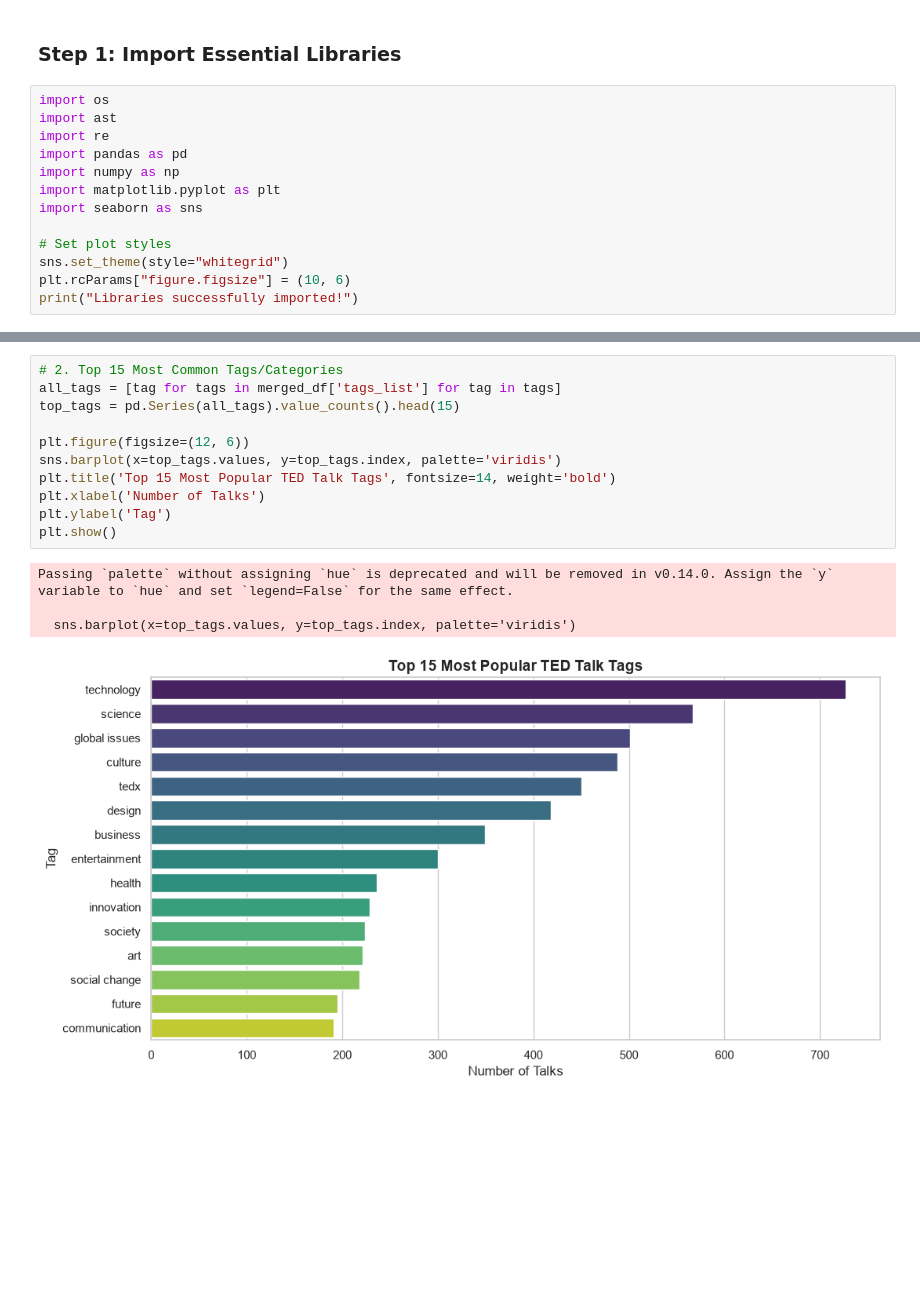
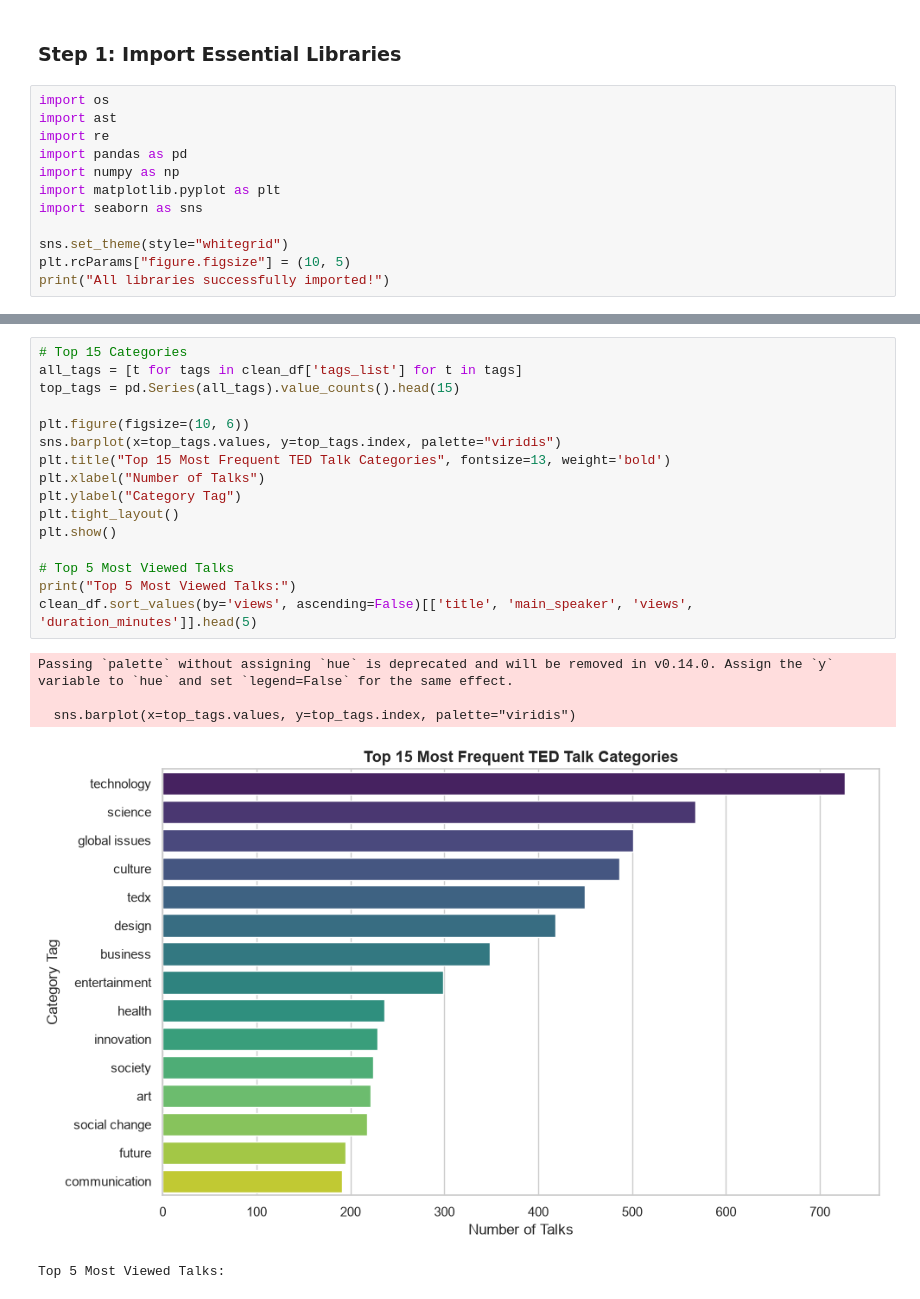
Before and after one commit to shaheed3515/ted-talks-recommendation-system, a Jupyter notebook: notebooks/01_data_preprocessing.ipynb, the cells around one changed output, grey strips where cells are left out. Drawn from its saved outputs; the diff is of its cells as text; blank space fills up the shorter version.

Commit message:
docs: enhance Notebook 01 with topics per video and duration analysis

```diff
--- a/notebooks/01_data_preprocessing.ipynb
+++ b/notebooks/01_data_preprocessing.ipynb
@@ -17,8 +18,7 @@ import numpy as np
 import matplotlib.pyplot as plt
 import seaborn as sns
 
-# Set plot styles
 sns.set_theme(style="whitegrid")
-plt.rcParams["figure.figsize"] = (10, 6)
-print("Libraries successfully imported!")
+plt.rcParams["figure.figsize"] = (10, 5)
+print("All libraries successfully imported!")
 # %% [output]
@@ -139,16 +161,22 @@ plt.show()
 # %%
-# 2. Top 15 Most Common Tags/Categories
-all_tags = [tag for tags in merged_df['tags_list'] for tag in tags]
+# Top 15 Categories
+all_tags = [t for tags in clean_df['tags_list'] for t in tags]
 top_tags = pd.Series(all_tags).value_counts().head(15)
 
-plt.figure(figsize=(12, 6))
-sns.barplot(x=top_tags.values, y=top_tags.index, palette='viridis')
-plt.title('Top 15 Most Popular TED Talk Tags', fontsize=14, weight='bold')
-plt.xlabel('Number of Talks')
-plt.ylabel('Tag')
+plt.figure(figsize=(10, 6))
+sns.barplot(x=top_tags.values, y=top_tags.index, palette="viridis")
+plt.title("Top 15 Most Frequent TED Talk Categories", fontsize=13, weight='bold')
+plt.xlabel("Number of Talks")
+plt.ylabel("Category Tag")
+plt.tight_layout()
 plt.show()
+
+# Top 5 Most Viewed Talks
+print("Top 5 Most Viewed Talks:")
+clean_df.sort_values(by='views', ascending=False)[['title', 'main_speaker', 'views', 'duration_minutes']].head(5)
 # %% [output]
 Passing `palette` without assigning `hue` is deprecated and will be removed in v0.14.0. Assign the `y` variable to `hue` and set `legend=False` for the same effect.
 
-  sns.barplot(x=top_tags.values, y=top_tags.index, palette='viridis')
+  sns.barplot(x=top_tags.values, y=top_tags.index, palette="viridis")
-[figure, old version]
+[figure, new version]
+Top 5 Most Viewed Talks:
```
Also changed, not shown: parts of 20 cells of this notebook.
